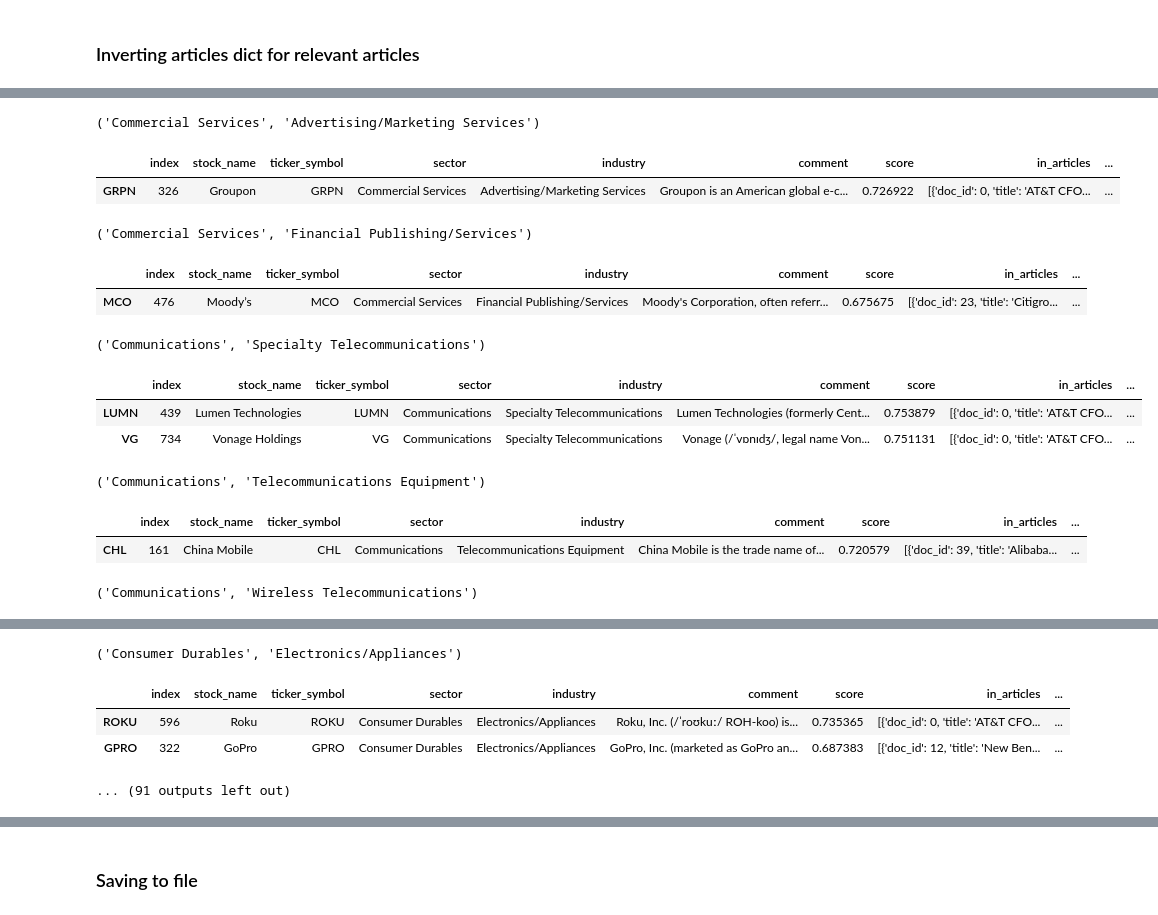
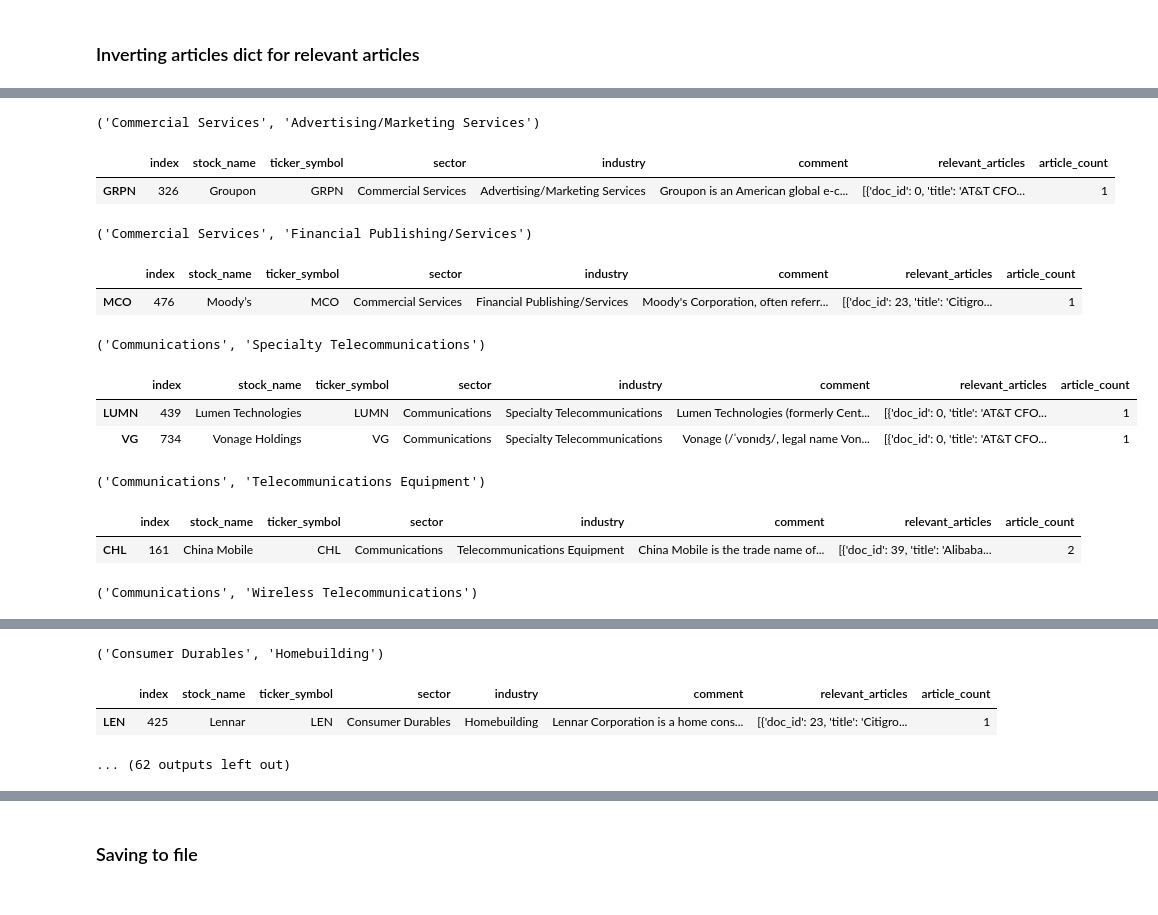
Before and after one commit to LukasRub/stocks-tldr, a Jupyter notebook: notebooks/processing/Prepare stock data for user study.ipynb, the cells around one changed output, grey strips where cells are left out. Drawn from its saved outputs; the diff is of its cells as text; code cells hidden in the pictures.

```diff
--- a/notebooks/processing/Prepare stock data for user study.ipynb
+++ b/notebooks/processing/Prepare stock data for user study.ipynb
@@ -221,0 +166,3 @@ sect_ind_not_present
+# %%
+missing_stocks = set(rated_stocks) - set(set_aside_stocks.keys())
+missing_stocks
@@ -221,0 +171,3 @@ sect_ind_not_present
+# %%
+for ticker in missing_stocks:
+    set_aside_stocks.update(dict({ticker: stocks[ticker]}))
@@ -221,0 +184,4 @@ sect_ind_not_present
+# %%
+set_aside_sectors_industries = [(stock["sector"], stock["industry"]) for stock in set_aside_stocks.values()]
+print(len(set_aside_sectors_industries))
+print(len(set(set_aside_sectors_industries)))
@@ -221,0 +191,4 @@ sect_ind_not_present
+# %%
+sectors_industries = stocks_df.groupby(["sector", "industry"])
+remaining_serctors_indsturies = set(sectors_industries.groups.keys()) - set(set_aside_sectors_industries)
+remaining_serctors_indsturies
@@ -222,27 +213,28 @@ sect_ind_not_present
 # %%
+unrepresented_sectors_industries = []
+
 for key, group in sectors_industries:
-    if key in sect_ind_not_present:
-        group = group.sort_values("in_articles_count", ascending=False)
+    if key in remaining_serctors_indsturies:
+        group = group.sort_values("article_count", ascending=False)
         print(key)
         display(group)
-        top_match = group.head(1).to_dict(orient="index")
-        top_match.pop("in_articles_count", None)
-
-        stocks_matches.update(top_match)
-
-len(stocks_matches)
+        top_match = group[group.article_count > 1].head(1)
+        if top_match is not None:
+            top_match.pop("article_count")
+            set_aside_stocks.update(top_match.to_dict(orient="index"))
+            unrepresented_sectors_industries.append(key)
 # %% [output]
 ('Commercial Services', 'Advertising/Marketing Services')
-|  | index | stock_name | ticker_symbol | sector | industry | comment | score | in_articles | ... |
-| GRPN | 326 | Groupon | GRPN | Commercial Services | Advertising/Marketing Services | Groupon is an American global e-c... | 0.726922 | [{'doc_id': 0, 'title': 'AT&T CFO... | ... |
+|  | index | stock_name | ticker_symbol | sector | industry | comment | relevant_articles | article_count |
+| GRPN | 326 | Groupon | GRPN | Commercial Services | Advertising/Marketing Services | Groupon is an American global e-c... | [{'doc_id': 0, 'title': 'AT&T CFO... | 1 |
 ('Commercial Services', 'Financial Publishing/Services')
-|  | index | stock_name | ticker_symbol | sector | industry | comment | score | in_articles | ... |
-| MCO | 476 | Moody’s | MCO | Commercial Services | Financial Publishing/Services | Moody's Corporation, often referr... | 0.675675 | [{'doc_id': 23, 'title': 'Citigro... | ... |
+|  | index | stock_name | ticker_symbol | sector | industry | comment | relevant_articles | article_count |
+| MCO | 476 | Moody’s | MCO | Commercial Services | Financial Publishing/Services | Moody's Corporation, often referr... | [{'doc_id': 23, 'title': 'Citigro... | 1 |
 ('Communications', 'Specialty Telecommunications')
-|  | index | stock_name | ticker_symbol | sector | industry | comment | score | in_articles | ... |
-| LUMN | 439 | Lumen Technologies | LUMN | Communications | Specialty Telecommunications | Lumen Technologies (formerly Cent... | 0.753879 | [{'doc_id': 0, 'title': 'AT&T CFO... | ... |
-| VG | 734 | Vonage Holdings | VG | Communications | Specialty Telecommunications | Vonage (/ˈvɒnɪdʒ/, legal name Von... | 0.751131 | [{'doc_id': 0, 'title': 'AT&T CFO... | ... |
+|  | index | stock_name | ticker_symbol | sector | industry | comment | relevant_articles | article_count |
+| LUMN | 439 | Lumen Technologies | LUMN | Communications | Specialty Telecommunications | Lumen Technologies (formerly Cent... | [{'doc_id': 0, 'title': 'AT&T CFO... | 1 |
+| VG | 734 | Vonage Holdings | VG | Communications | Specialty Telecommunications | Vonage (/ˈvɒnɪdʒ/, legal name Von... | [{'doc_id': 0, 'title': 'AT&T CFO... | 1 |
 ('Communications', 'Telecommunications Equipment')
-|  | index | stock_name | ticker_symbol | sector | industry | comment | score | in_articles | ... |
-| CHL | 161 | China Mobile | CHL | Communications | Telecommunications Equipment | China Mobile is the trade name of... | 0.720579 | [{'doc_id': 39, 'title': 'Alibaba... | ... |
+|  | index | stock_name | ticker_symbol | sector | industry | comment | relevant_articles | article_count |
+| CHL | 161 | China Mobile | CHL | Communications | Telecommunications Equipment | China Mobile is the trade name of... | [{'doc_id': 39, 'title': 'Alibaba... | 2 |
 ('Communications', 'Wireless Telecommunications')
@@ -251,5 +243,4 @@ len(stocks_matches)
-('Consumer Durables', 'Electronics/Appliances')
+('Consumer Durables', 'Homebuilding')
-|  | index | stock_name | ticker_symbol | sector | industry | comment | score | in_articles | ... |
-| ROKU | 596 | Roku | ROKU | Consumer Durables | Electronics/Appliances | Roku, Inc. (/ˈroʊkuː/ ROH-koo) is... | 0.735365 | [{'doc_id': 0, 'title': 'AT&T CFO... | ... |
-| GPRO | 322 | GoPro | GPRO | Consumer Durables | Electronics/Appliances | GoPro, Inc. (marketed as GoPro an... | 0.687383 | [{'doc_id': 12, 'title': 'New Ben... | ... |
+|  | index | stock_name | ticker_symbol | sector | industry | comment | relevant_articles | article_count |
+| LEN | 425 | Lennar | LEN | Consumer Durables | Homebuilding | Lennar Corporation is a home cons... | [{'doc_id': 23, 'title': 'Citigro... | 1 |
-... (91 outputs left out)
+... (62 outputs left out)
```
Also changed, not shown: parts of 43 cells of this notebook, 43 other files.
